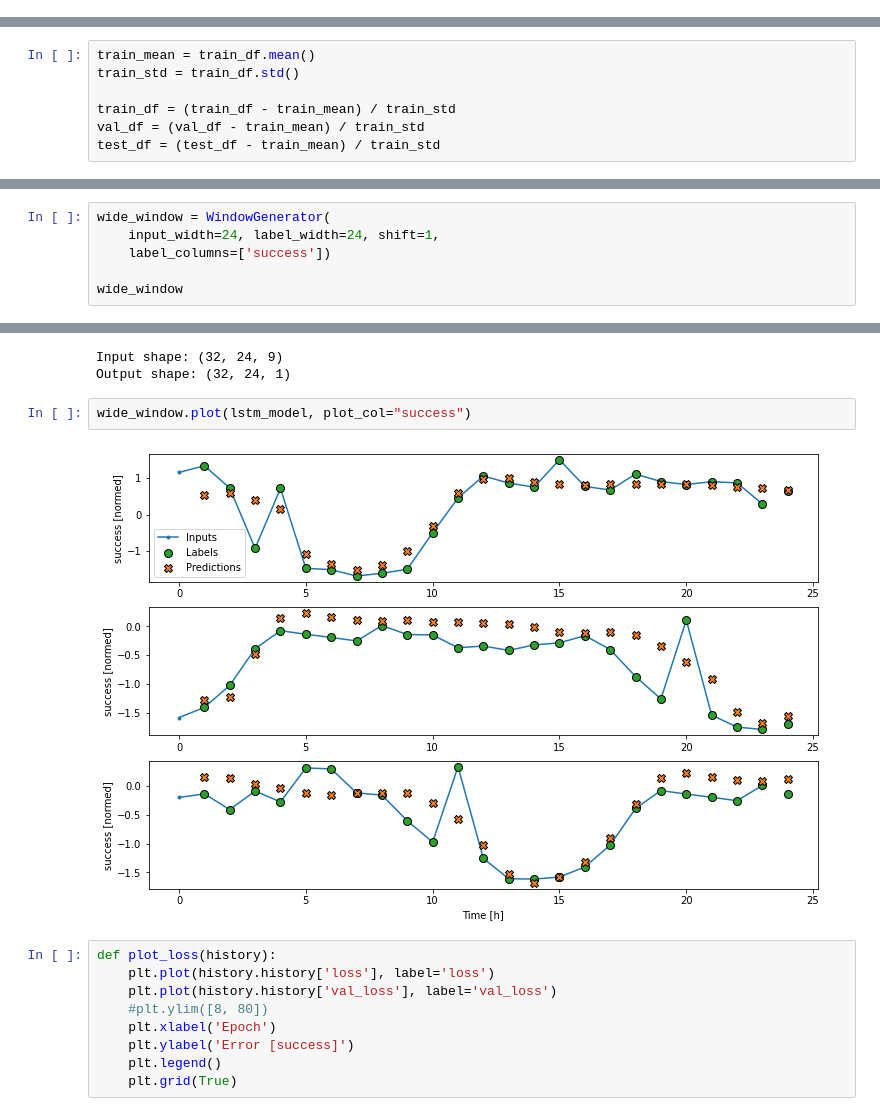
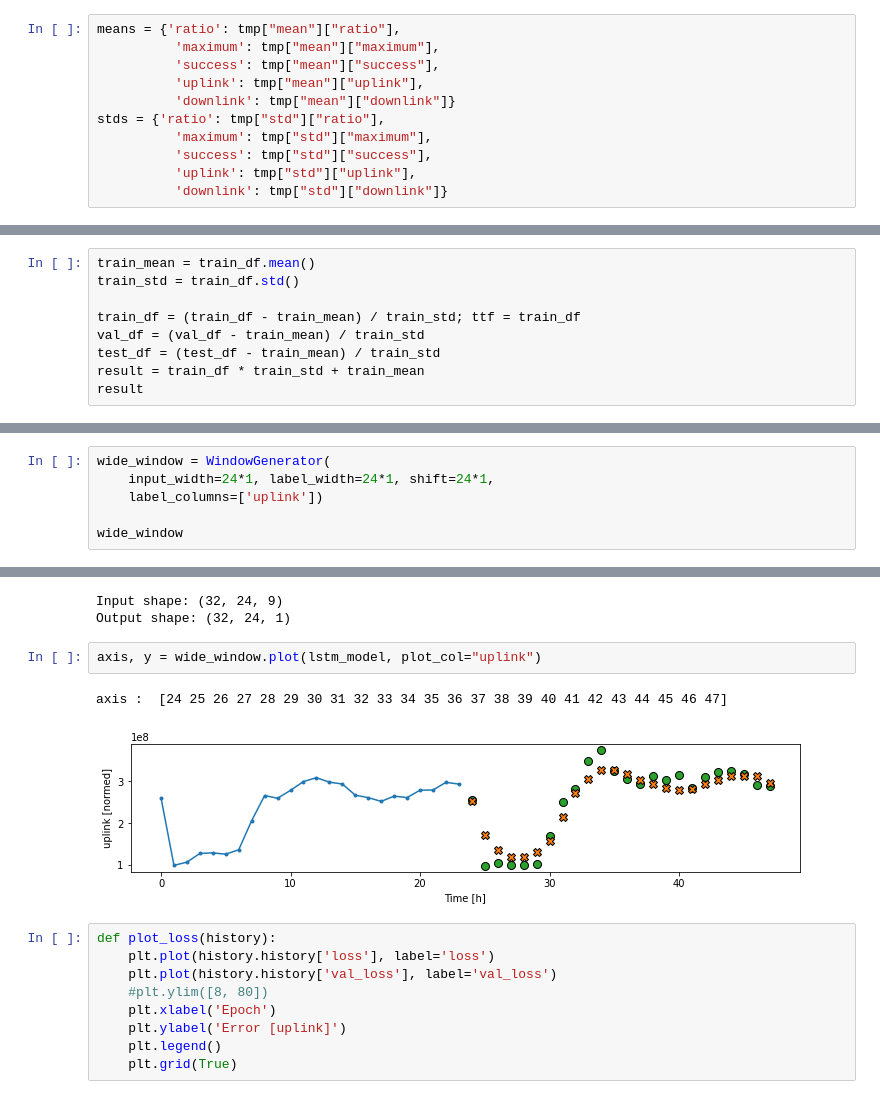
Before and after one commit to bm777/ann-network-LTE, a Jupyter notebook: forecast.ipynb, the cells around one changed output, grey strips where cells are left out. Cells and saved outputs as stored; diff of their text form.

```diff
--- a/forecast.ipynb
+++ b/forecast.ipynb
@@ -74,0 +62,11 @@ df
+# %%
+means = {'ratio': tmp["mean"]["ratio"],
+          'maximum': tmp["mean"]["maximum"],
+          'success': tmp["mean"]["success"],
+          'uplink': tmp["mean"]["uplink"],
+          'downlink': tmp["mean"]["downlink"]}
+stds = {'ratio': tmp["std"]["ratio"],
+          'maximum': tmp["std"]["maximum"],
+          'success': tmp["std"]["success"],
+          'uplink': tmp["std"]["uplink"],
+          'downlink': tmp["std"]["downlink"]}
@@ -143,0 +165,9 @@ on utilise generalement la normalisation pour ne pas donnée les donnée réel a
+# %%
+train_mean = train_df.mean()
+train_std = train_df.std()
+
+train_df = (train_df - train_mean) / train_std; ttf = train_df
+val_df = (val_df - train_mean) / train_std
+test_df = (test_df - train_mean) / train_std
+result = train_df * train_std + train_mean
+result
@@ -159,11 +203,4 @@ train_df
 504 rows × 9 columns
-# %%
-train_mean = train_df.mean()
-train_std = train_df.std()
-
-train_df = (train_df - train_mean) / train_std
-val_df = (val_df - train_mean) / train_std
-test_df = (test_df - train_mean) / train_std
 # %%
 df_std = (df - train_mean) / train_std
 df_std = df_std.melt(var_name='Column', value_name='Normalized')
@@ -363,8 +393,8 @@ lstm_model = tf.keras.models.Sequential([
 #])
 # %%
 wide_window = WindowGenerator(
-    input_width=24, label_width=24, shift=1,
-    label_columns=['success'])
+    input_width=24*1, label_width=24*1, shift=24*1,
+    label_columns=['uplink'])
 
 wide_window
 # %% [output]
@@ -390,15 +429,16 @@ print('Output shape:', lstm_model(wide_window.example[0]).shape)
 Input shape: (32, 24, 9)
 Output shape: (32, 24, 1)
 # %%
-wide_window.plot(lstm_model, plot_col="success")
+axis, y = wide_window.plot(lstm_model, plot_col="uplink")
 # %% [output]
+axis :  [24 25 26 27 28 29 30 31 32 33 34 35 36 37 38 39 40 41 42 43 44 45 46 47]
-[figure, old version]
+[figure, new version]
 # %%
 def plot_loss(history):
     plt.plot(history.history['loss'], label='loss')
     plt.plot(history.history['val_loss'], label='val_loss')
     #plt.ylim([8, 80])
     plt.xlabel('Epoch')
-    plt.ylabel('Error [success]')
+    plt.ylabel('Error [uplink]')
     plt.legend()
     plt.grid(True)
```
Also changed, not shown: parts of 21 cells of this notebook, 1 other file.
